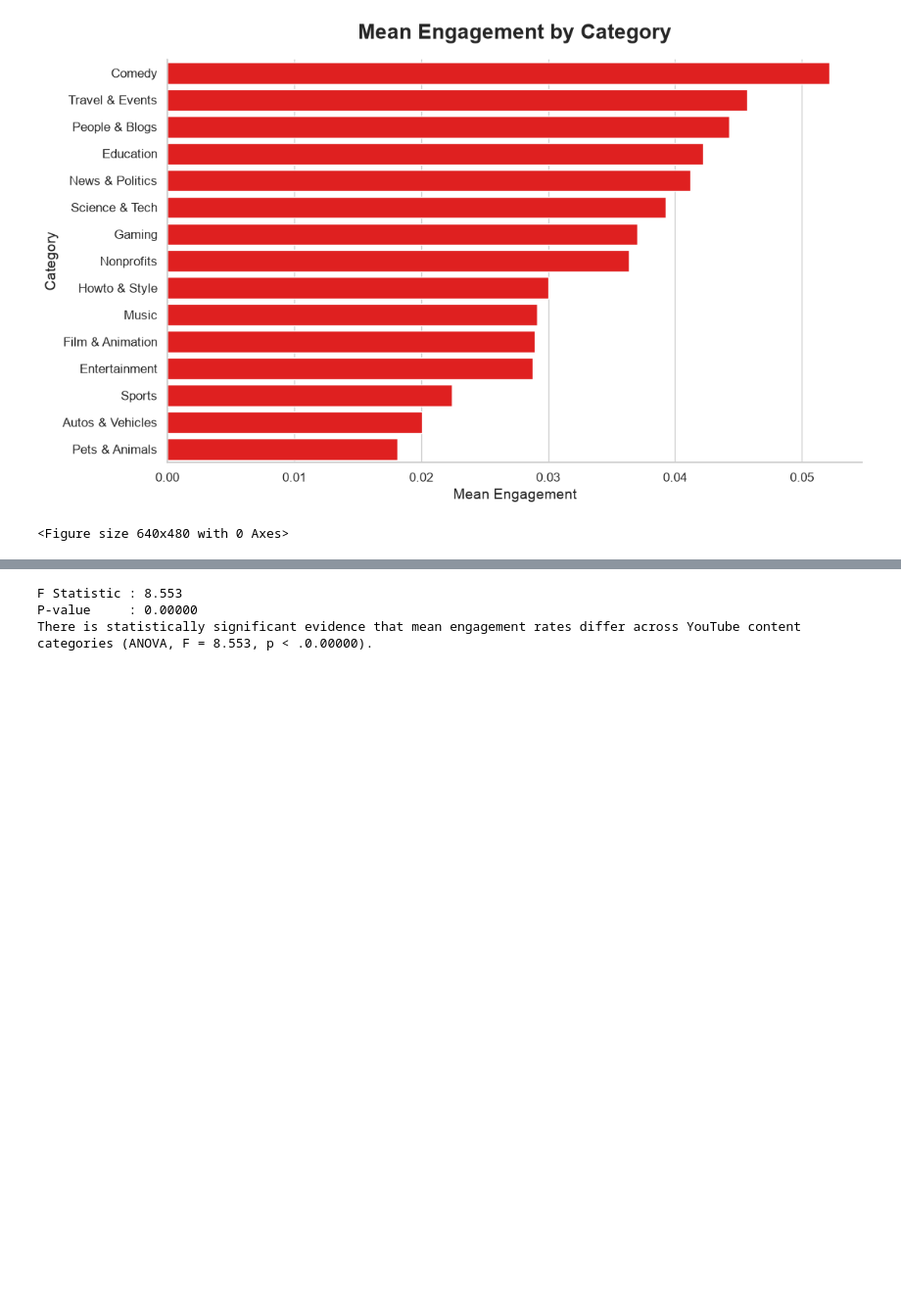
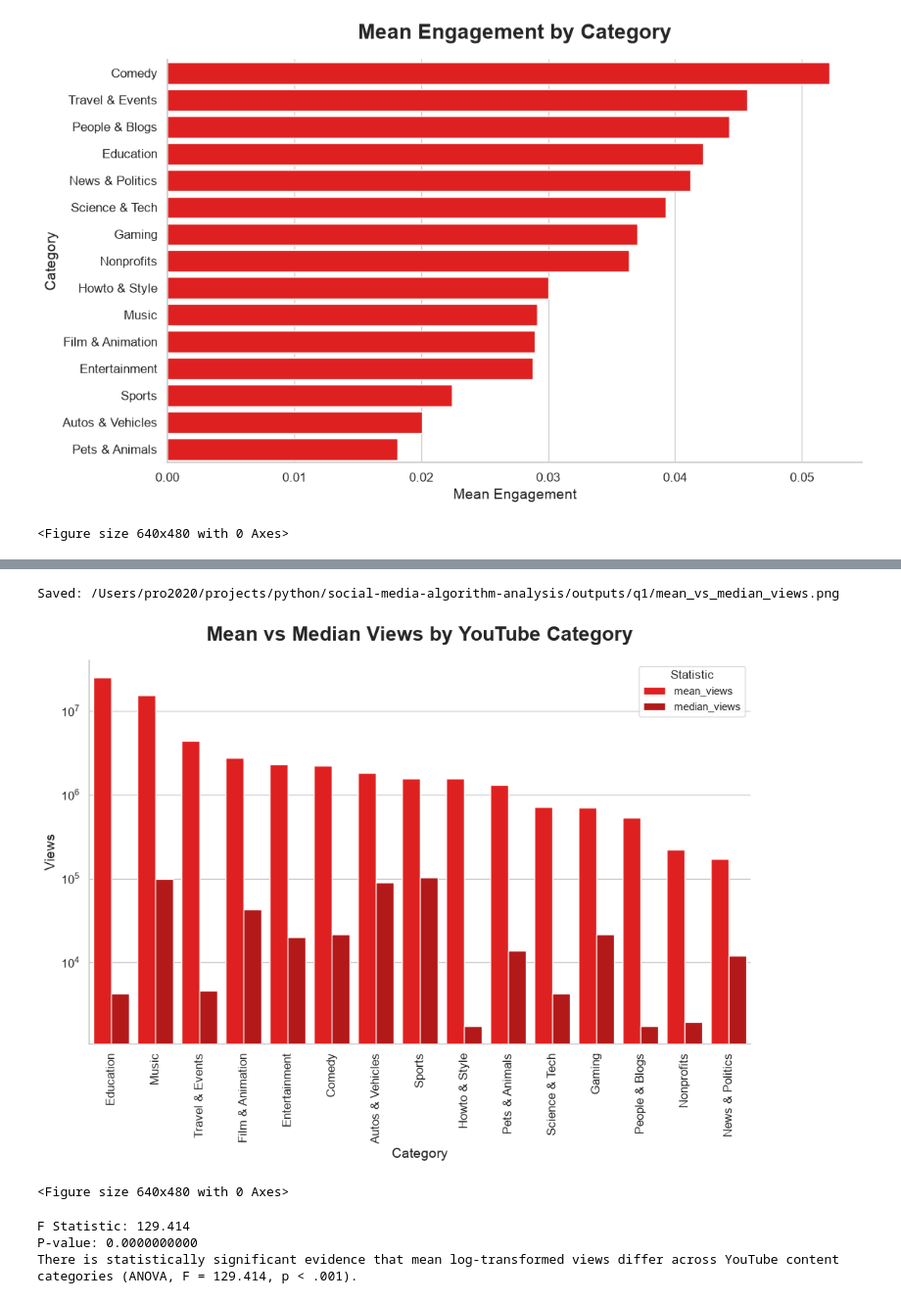
Before and after one commit to patinnojoe/algorithm-economy, a Jupyter notebook: notebook/q1-category-engagement.ipynb, the cells around one changed output, grey strips where cells are left out. Shown at 98% size. Cells and saved outputs as stored; diff of their text form; code cells hidden in the pictures; blank space fills up the shorter version.

```diff
--- a/notebook/q1-category-engagement.ipynb
+++ b/notebook/q1-category-engagement.ipynb
@@ -156,21 +171,83 @@ Saved: /Users/pro2020/projects/python/social-media-algorithm-analysis/outputs/q1
+# %%
+# Mean vs Median Views by Category
+
+visibility_summary = (
+    df.groupby("category_name")
+    .agg(
+        mean_views=("views", "mean"),
+        median_views=("views", "median")
+    )
+    .sort_values("mean_views", ascending=False)
+)
+
+plot_df = (
+    visibility_summary
+    .reset_index()
+    .melt(
+        id_vars="category_name",
+        value_vars=["mean_views", "median_views"],
+        var_name="Statistic",
+        value_name="Views"
+    )
+)
+
+fig, ax = create_figure()
+ax.set_yscale("log")
+
+sns.barplot(
+    data=plot_df,
+    x="category_name",
+    y="Views",
+    hue="Statistic",
+    palette=[YOUTUBE_RED, DARK_RED],
+    ax=ax
+)
+
+ax.tick_params(axis="x", rotation=90)
+
+style_plot(
+    ax,
+    title="Mean vs Median Views by YouTube Category",
+    xlabel="Category",
+    ylabel="Views"
+)
+
+save_figure(fig, "q1/mean_vs_median_views.png")
+
+plt.show()
+plt.clf()
+# %% [output]
+Saved: /Users/pro2020/projects/python/social-media-algorithm-analysis/outputs/q1/mean_vs_median_views.png
+[figure, added]
+<Figure size 640x480 with 0 Axes>
 # %%
-# ANOVA
 from scipy.stats import f_oneway
 
-# Null Hypothesis: there is no relationship between category and its engagement rate
+# H0: Mean log-transformed views are equal across all categories
 
 groups = [
-    group["engagement_rate"].values
+    group["log_views"].values
     for _, group in df.groupby("category_name")
 ]
 
 F, p = f_oneway(*groups)
 
-print(f"F Statistic : {F:.3f}")
-print(f"P-value     : {p:.5f}")
+print(f"F Statistic: {F:.3f}")
+print(f"P-value: {p:.10f}")
 
-print(f"There is statistically significant evidence that mean engagement rates differ across YouTube content categories (ANOVA, F = {F:.3f}, p < .{p:.5f}).")
+if p < 0.05:
+    print(
+        f"There is statistically significant evidence that mean "
+        f"log-transformed views differ across YouTube content categories "
+        f"(ANOVA, F = {F:.3f}, p < .001)."
+    )
+else:
+    print(
+        f"There is insufficient evidence that mean log-transformed views "
+        f"differ across YouTube content categories "
+        f"(ANOVA, F = {F:.3f}, p = {p:.5f})."
+    )
 # %% [output]
-F Statistic : 8.553
-P-value     : 0.00000
-There is statistically significant evidence that mean engagement rates differ across YouTube content categories (ANOVA, F = 8.553, p < .0.00000).
+F Statistic: 129.414
+P-value: 0.0000000000
+There is statistically significant evidence that mean log-transformed views differ across YouTube content categories (ANOVA, F = 129.414, p < .001).
```
Also changed, not shown: parts of 12 cells of this notebook, 7 other files.
